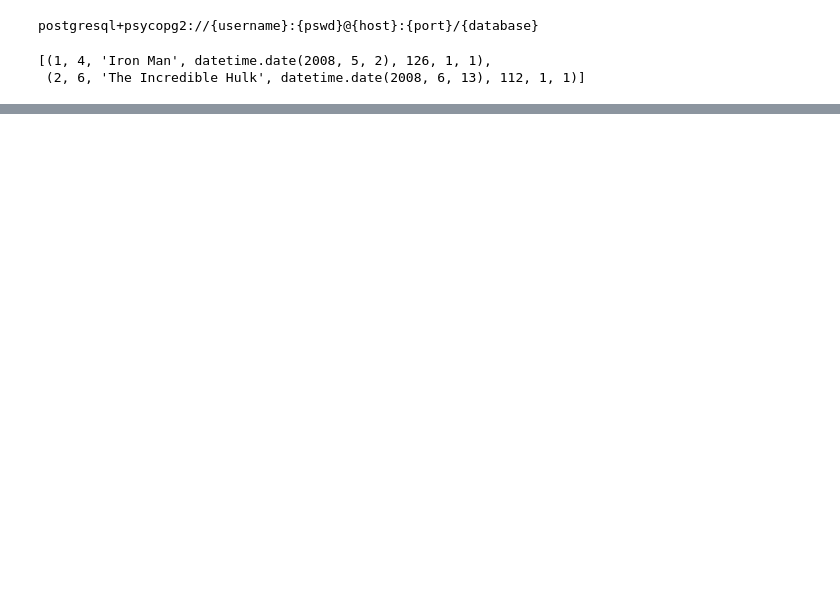
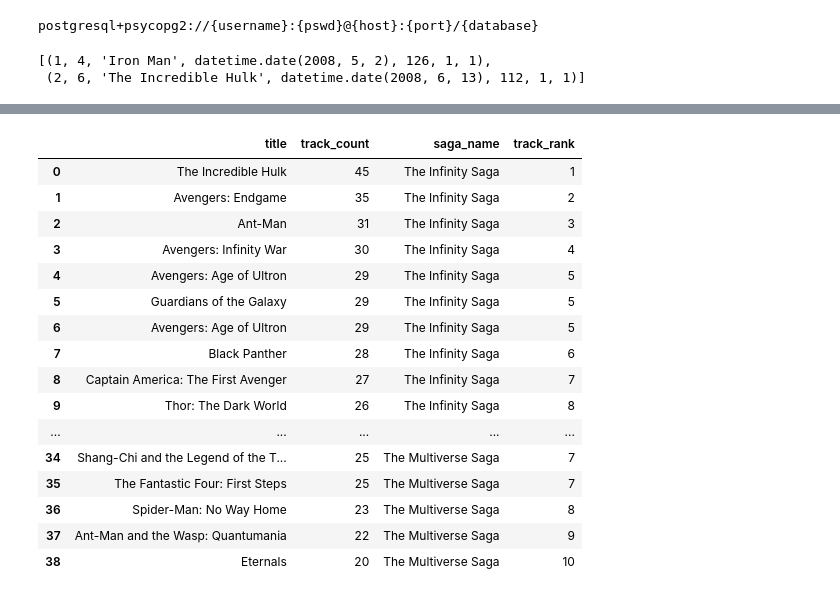
Before and after one commit to yeahaaron5/MCU_Soundtrack_Project, a Jupyter notebook: MCU_Soundtrack_PP.ipynb, the cells around one changed output, grey strips where cells are left out. Cells and saved outputs as stored; diff of their text form; code cells hidden in the pictures; blank space fills up the shorter version.

```diff
--- a/MCU_Soundtrack_PP.ipynb
+++ b/MCU_Soundtrack_PP.ipynb
@@ -49,0 +152,27 @@ mps_data
+# %%
+# Performing a query using the DENSE_RANK() function to rank the movies, via its saga, that had the highest amount of songs for their respective soundtrack
+
+track_saga_rank = """SELECT title, track_count, saga_name,
+                     DENSE_RANK() OVER (PARTITION BY saga_name ORDER BY track_count DESC) AS track_rank
+                     FROM movies_plus_soundtracks"""
+# %%
+longest_tracks_saga_data = pd.read_sql_query(track_saga_rank, engine)
+longest_tracks_saga_data
+# %% [output]
+|  | title | track_count | saga_name | track_rank |
+| 0 | The Incredible Hulk | 45 | The Infinity Saga | 1 |
+| 1 | Avengers: Endgame | 35 | The Infinity Saga | 2 |
+| 2 | Ant-Man | 31 | The Infinity Saga | 3 |
+| 3 | Avengers: Infinity War | 30 | The Infinity Saga | 4 |
+| 4 | Avengers: Age of Ultron | 29 | The Infinity Saga | 5 |
+| 5 | Guardians of the Galaxy | 29 | The Infinity Saga | 5 |
+| 6 | Avengers: Age of Ultron | 29 | The Infinity Saga | 5 |
+| 7 | Black Panther | 28 | The Infinity Saga | 6 |
+| 8 | Captain America: The First Avenger | 27 | The Infinity Saga | 7 |
+| 9 | Thor: The Dark World | 26 | The Infinity Saga | 8 |
+| ... | ... | ... | ... | ... |
+| 34 | Shang-Chi and the Legend of the T... | 25 | The Multiverse Saga | 7 |
+| 35 | The Fantastic Four: First Steps | 25 | The Multiverse Saga | 7 |
+| 36 | Spider-Man: No Way Home | 23 | The Multiverse Saga | 8 |
+| 37 | Ant-Man and the Wasp: Quantumania | 22 | The Multiverse Saga | 9 |
+| 38 | Eternals | 20 | The Multiverse Saga | 10 |
```
Also changed, not shown: parts of 8 cells of this notebook, 1 other file.
